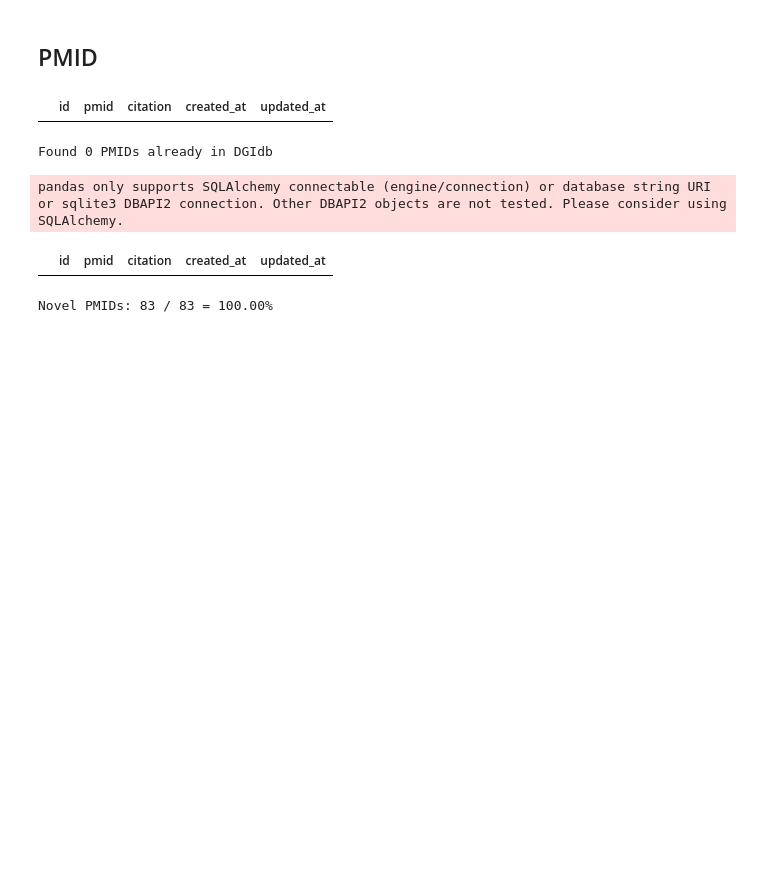
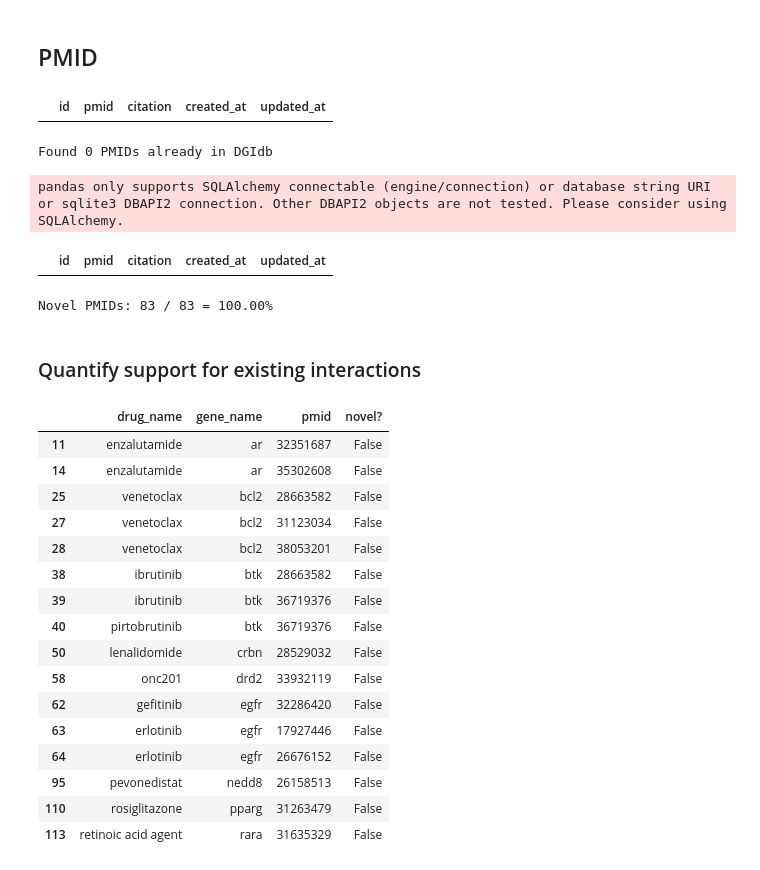
Before and after one commit to mcannon068nw/clinical-score-2, a Jupyter notebook: research/ontological-expansion/novelty.ipynb, the cells around one changed output. Saved outputs shown, nothing was run; the diff lists cells and outputs as text; code cells hidden in the pictures; blank space fills up the shorter version.

```diff
--- a/research/ontological-expansion/novelty.ipynb
+++ b/research/ontological-expansion/novelty.ipynb
@@ -320,3 +321,25 @@ Found 0 PMIDs already in DGIdb
 pandas only supports SQLAlchemy connectable (engine/connection) or database string URI or sqlite3 DBAPI2 connection. Other DBAPI2 objects are not tested. Please consider using SQLAlchemy.
 |  | id | pmid | citation | created_at | updated_at |
 Novel PMIDs: 83 / 83 = 100.00%
+# %% [markdown]
+### Quantify support for existing interactions
+# %%
+ai_interactions[ai_interactions['novel?']==False]
+# %% [output]
+|  | drug_name | gene_name | pmid | novel? |
+| 11 | enzalutamide | ar | 32351687 | False |
+| 14 | enzalutamide | ar | 35302608 | False |
+| 25 | venetoclax | bcl2 | 28663582 | False |
+| 27 | venetoclax | bcl2 | 31123034 | False |
+| 28 | venetoclax | bcl2 | 38053201 | False |
+| 38 | ibrutinib | btk | 28663582 | False |
+| 39 | ibrutinib | btk | 36719376 | False |
+| 40 | pirtobrutinib | btk | 36719376 | False |
+| 50 | lenalidomide | crbn | 28529032 | False |
+| 58 | onc201 | drd2 | 33932119 | False |
+| 62 | gefitinib | egfr | 32286420 | False |
+| 63 | erlotinib | egfr | 17927446 | False |
+| 64 | erlotinib | egfr | 26676152 | False |
+| 95 | pevonedistat | nedd8 | 26158513 | False |
+| 110 | rosiglitazone | pparg | 31263479 | False |
+| 113 | retinoic acid agent | rara | 31635329 | False |
```
Also changed, not shown: parts of 5 cells of this notebook, 1 other file.
